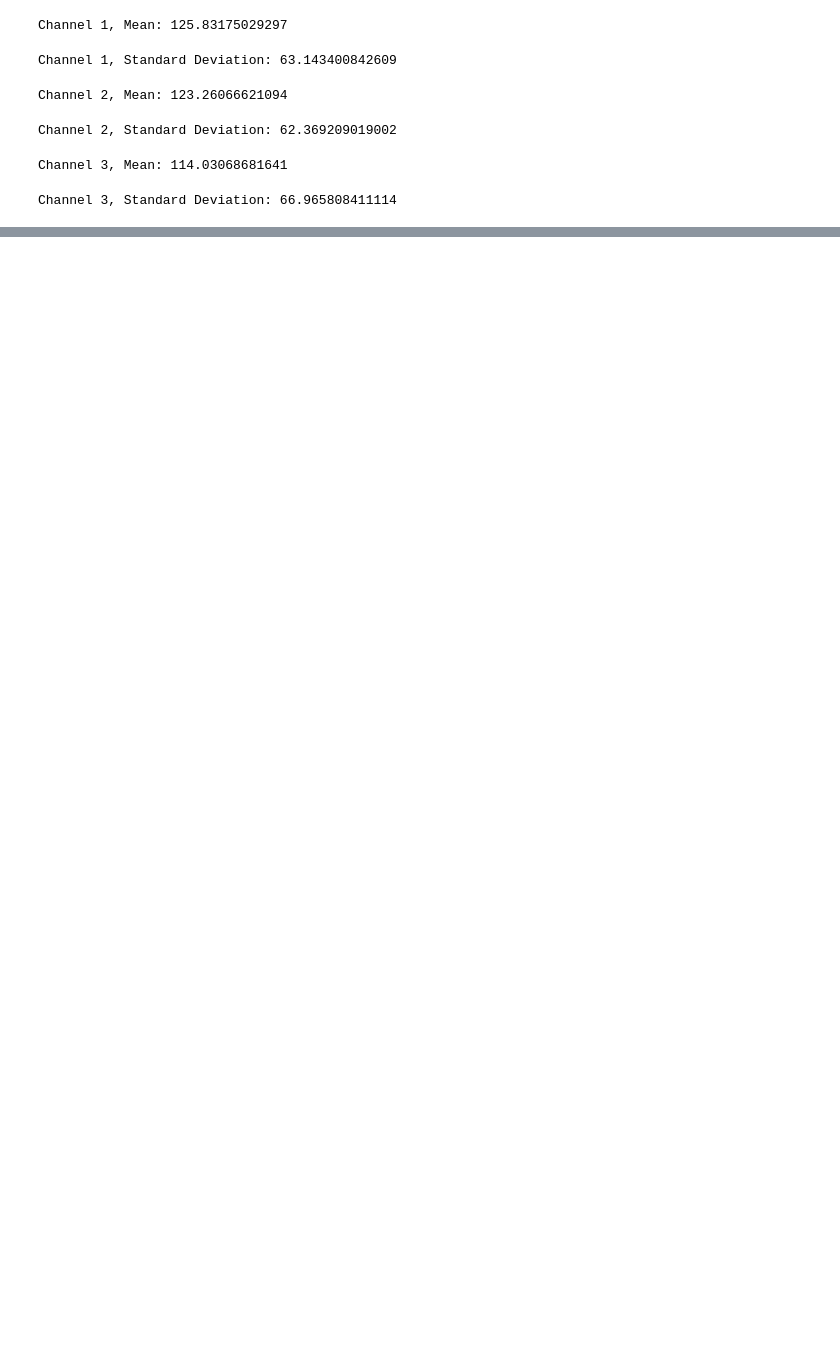
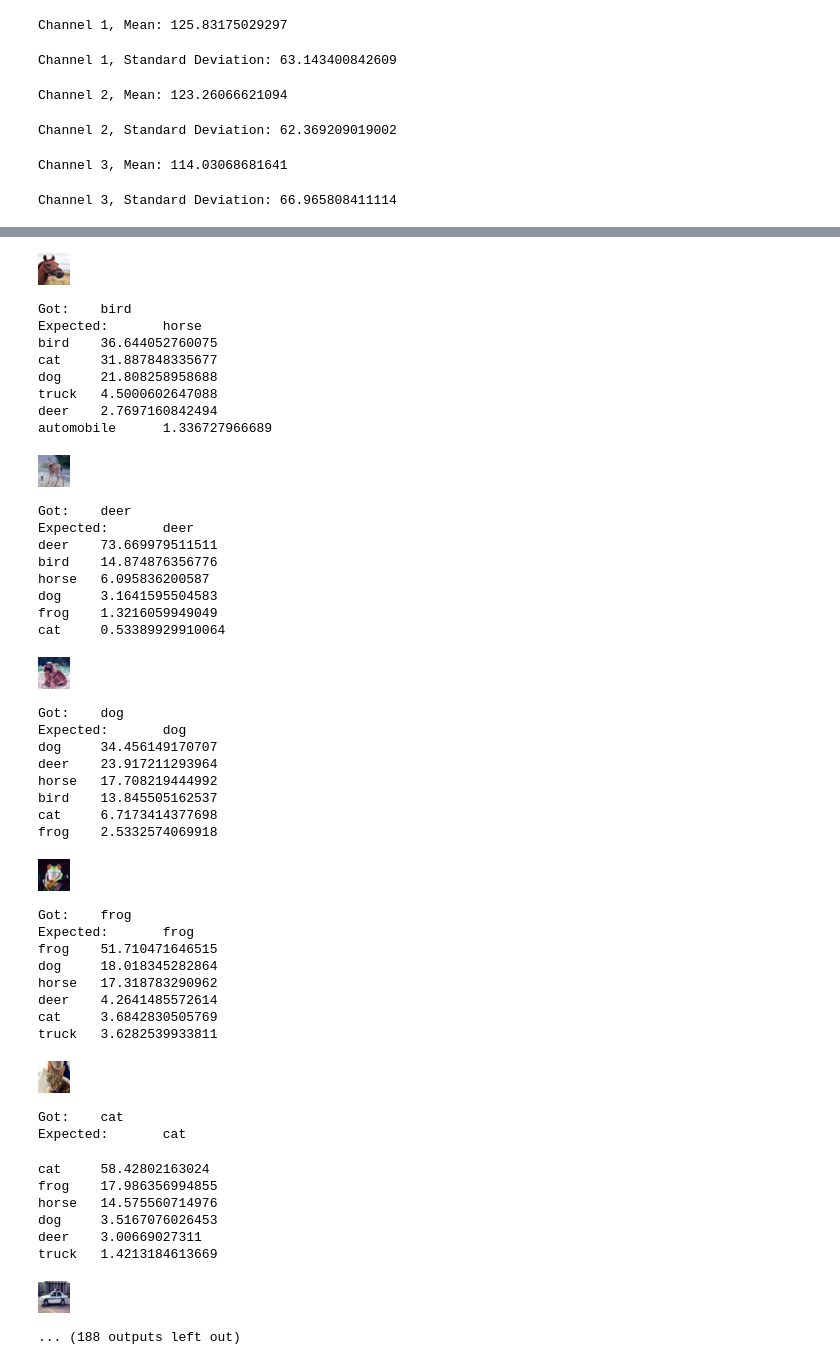
Before and after one commit to wstrinz/jupyter-notebooks, a Jupyter notebook: Convnets for images.ipynb, the cells around one changed output, grey strips where cells are left out. Cells and saved outputs as stored; diff of their text form; code cells hidden in the pictures; blank space fills up the shorter version.

```diff
--- a/Convnets for images.ipynb
+++ b/Convnets for images.ipynb
@@ -170,0 +80,67 @@ truck   -3.4733122610114
+# %%
+for j=100,200 do
+    local theimage = testset.data[j]
+
+    itorch.image(theimage)
+    local groundtruth = testset.label[j]
+    local prediction = net:forward(testset.data[j])
+    local pred = prediction:exp()
+
+    local confidences, indices = torch.sort(prediction, true)  -- true means sort in descending order
+    print("Got: ", classes[indices[1]])
+    print("Expected: ", classes[groundtruth])
+--    if groundtruth == indices[1] then
+--        correct = correct + 1
+--    end
+    for i=1,6 do
+        print(classes[indices[i]], confidences[i] * 100)
+    end
+end
+# %% [output]
+[figure, added]
+Got:    bird
+Expected:       horse
+bird    36.644052760075
+cat     31.887848335677
+dog     21.808258958688
+truck   4.5000602647088
+deer    2.7697160842494
+automobile      1.336727966689
+[figure, added]
+Got:    deer
+Expected:       deer
+deer    73.669979511511
+bird    14.874876356776
+horse   6.095836200587
+dog     3.1641595504583
+frog    1.3216059949049
+cat     0.53389929910064
+[figure, added]
+Got:    dog
+Expected:       dog
+dog     34.456149170707
+deer    23.917211293964
+horse   17.708219444992
+bird    13.845505162537
+cat     6.7173414377698
+frog    2.5332574069918
+[figure, added]
+Got:    frog
+Expected:       frog
+frog    51.710471646515
+dog     18.018345282864
+horse   17.318783290962
+deer    4.2641485572614
+cat     3.6842830505769
+truck   3.6282539933811
+[figure, added]
+Got:    cat
+Expected:       cat
+cat     58.42802163024
+frog    17.986356994855
+horse   14.575560714976
+dog     3.5167076026453
+deer    3.00669027311
+truck   1.4213184613669
+[figure, added]
+... (188 outputs left out)
```
Also changed, not shown: parts of 7 cells of this notebook.
